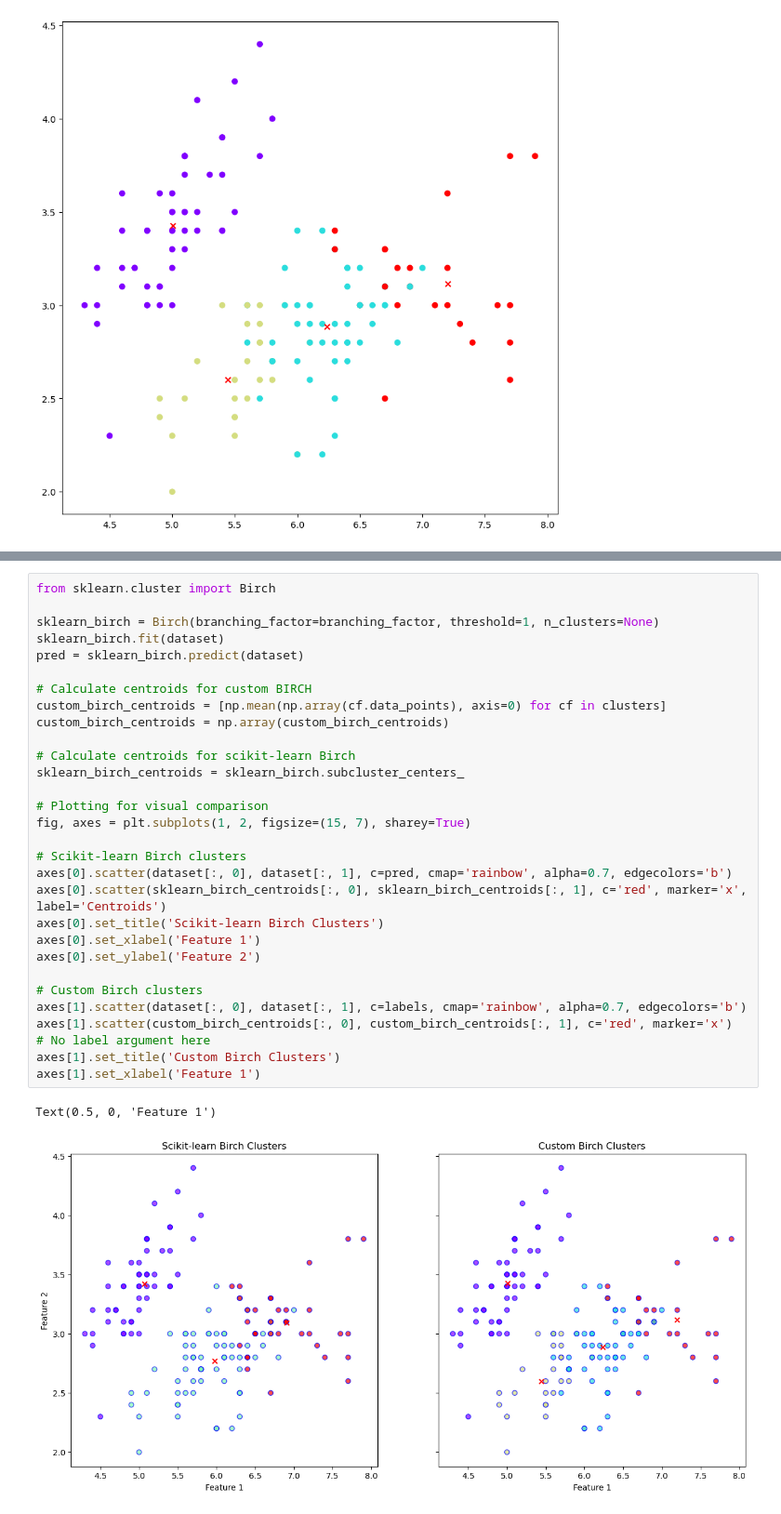
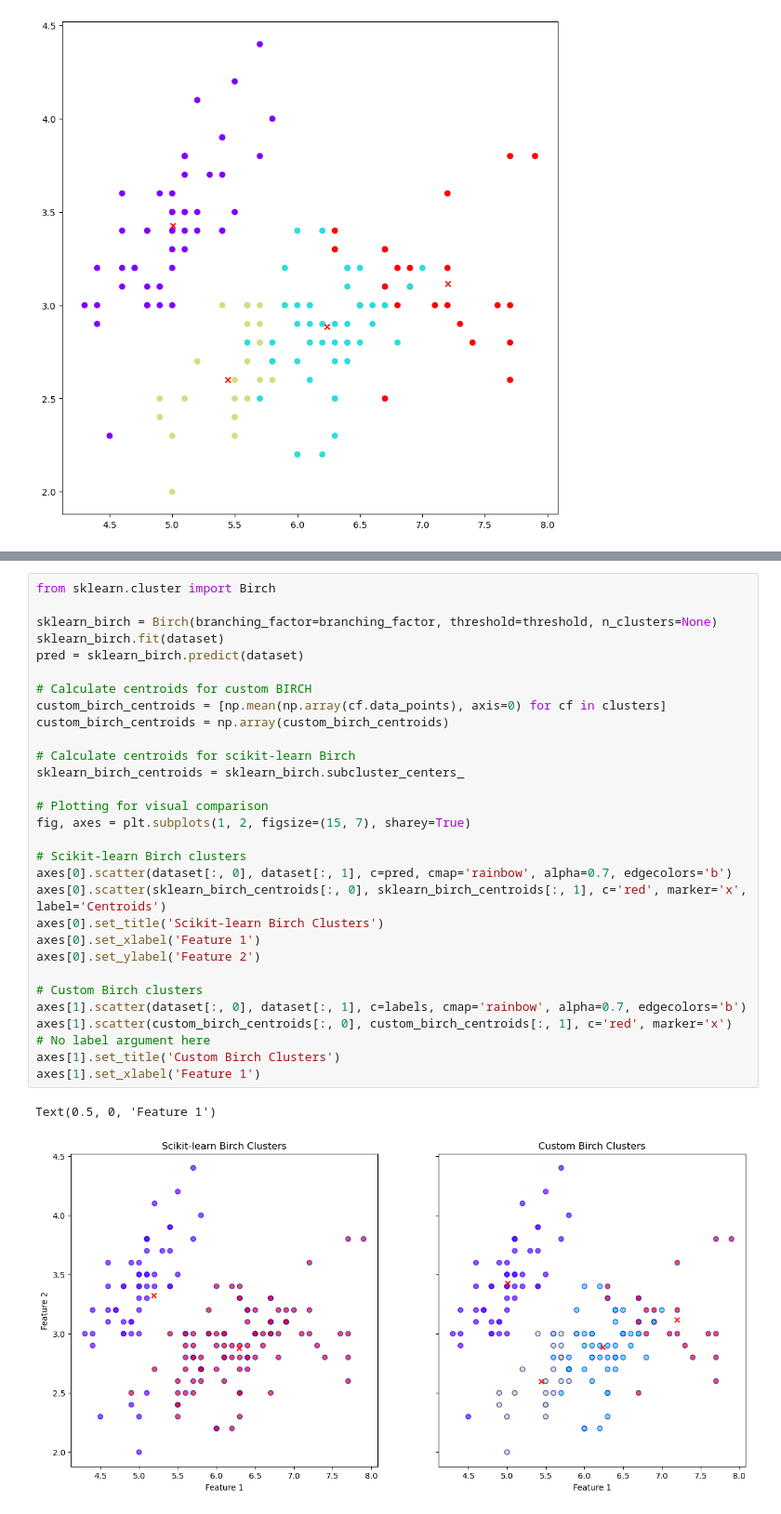
Before and after one commit to dsm1015/ML-480, a Jupyter notebook: BIRCH_Adaptive_Thresholding/BIRCH_Adaptive_Thresholding.ipynb, the cells around one changed output, grey strips where cells are left out. Shown: that part at 93% size. Drawn from its saved outputs; the diff is of its cells as text.

```diff
--- a/BIRCH_Adaptive_Thresholding/BIRCH_Adaptive_Thresholding.ipynb
+++ b/BIRCH_Adaptive_Thresholding/BIRCH_Adaptive_Thresholding.ipynb
@@ -97,32 +103,32 @@ plt.show()
 # %%
 from sklearn.cluster import Birch
 
-sklearn_birch = Birch(branching_factor=branching_factor, threshold=1, n_clusters=None)
+sklearn_birch = Birch(branching_factor=branching_factor, threshold=threshold, n_clusters=None)
 sklearn_birch.fit(dataset)
 pred = sklearn_birch.predict(dataset)
 
 # Calculate centroids for custom BIRCH
 custom_birch_centroids = [np.mean(np.array(cf.data_points), axis=0) for cf in clusters]
 custom_birch_centroids = np.array(custom_birch_centroids)
 
 # Calculate centroids for scikit-learn Birch
 sklearn_birch_centroids = sklearn_birch.subcluster_centers_
 
 # Plotting for visual comparison
 fig, axes = plt.subplots(1, 2, figsize=(15, 7), sharey=True)
 
 # Scikit-learn Birch clusters
 axes[0].scatter(dataset[:, 0], dataset[:, 1], c=pred, cmap='rainbow', alpha=0.7, edgecolors='b')
 axes[0].scatter(sklearn_birch_centroids[:, 0], sklearn_birch_centroids[:, 1], c='red', marker='x', label='Centroids')
 axes[0].set_title('Scikit-learn Birch Clusters')
 axes[0].set_xlabel('Feature 1')
 axes[0].set_ylabel('Feature 2')
 
 # Custom Birch clusters
 axes[1].scatter(dataset[:, 0], dataset[:, 1], c=labels, cmap='rainbow', alpha=0.7, edgecolors='b')
 axes[1].scatter(custom_birch_centroids[:, 0], custom_birch_centroids[:, 1], c='red', marker='x')  # No label argument here
 axes[1].set_title('Custom Birch Clusters')
 axes[1].set_xlabel('Feature 1')
 # %% [output]
 Text(0.5, 0, 'Feature 1')
-[figure, old version]
+[figure, new version]
```
Also changed, not shown: parts of 7 cells of this notebook.
